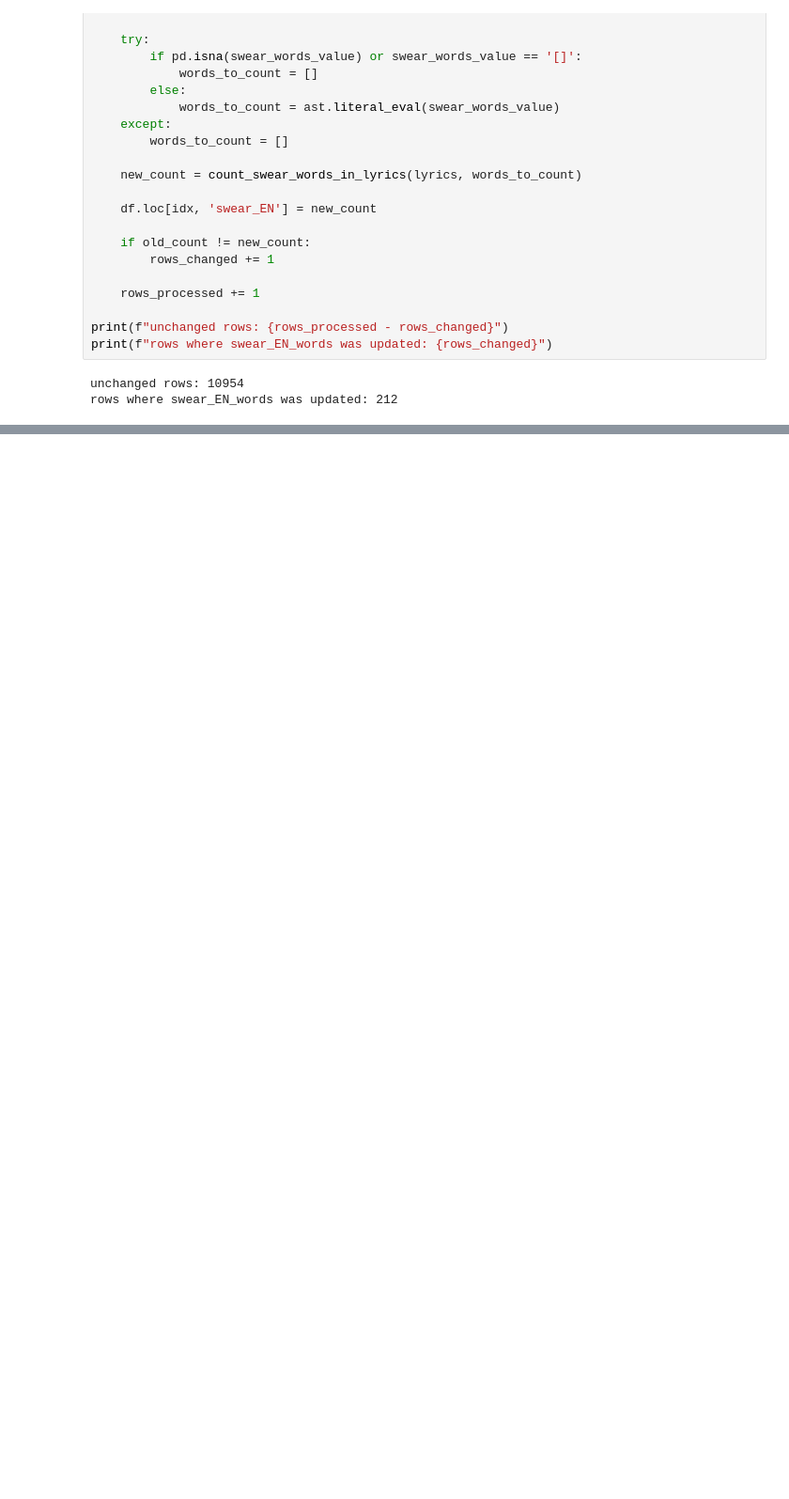
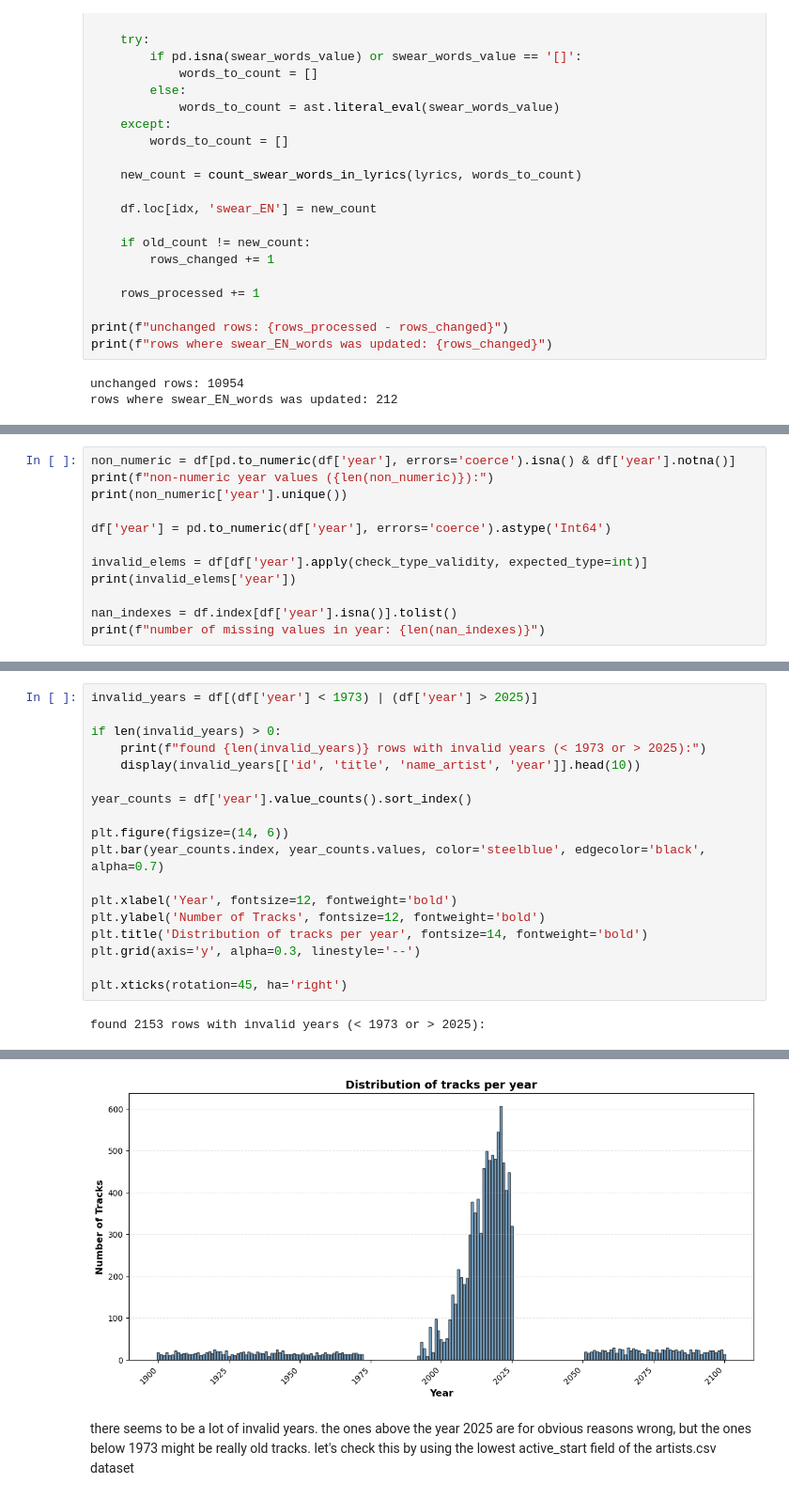
Before and after one commit to jaanisfehling/italian-rap-songs, a Jupyter notebook: data_understanding/tracks_analysis.ipynb, the cells around one changed output, grey strips where cells are left out. Shown: that part at 94% size. Saved outputs shown, nothing was run; the diff lists cells and outputs as text; blank space fills up the shorter version.

Commit message:
tracks_analysis - date

```diff
--- a/data_understanding/tracks_analysis.ipynb
+++ b/data_understanding/tracks_analysis.ipynb
@@ -858,0 +881,12 @@ rows where swear_EN_words was updated: 212
+# %%
+non_numeric = df[pd.to_numeric(df['year'], errors='coerce').isna() & df['year'].notna()]
+print(f"non-numeric year values ({len(non_numeric)}):")
+print(non_numeric['year'].unique())
+
+df['year'] = pd.to_numeric(df['year'], errors='coerce').astype('Int64')
+
+invalid_elems = df[df['year'].apply(check_type_validity, expected_type=int)]
+print(invalid_elems['year'])
+
+nan_indexes = df.index[df['year'].isna()].tolist()
+print(f"number of missing values in year: {len(nan_indexes)}")
@@ -858,0 +913,20 @@ rows where swear_EN_words was updated: 212
+# %%
+invalid_years = df[(df['year'] < 1973) | (df['year'] > 2025)]
+
+if len(invalid_years) > 0:
+    print(f"found {len(invalid_years)} rows with invalid years (< 1973 or > 2025):")
+    display(invalid_years[['id', 'title', 'name_artist', 'year']].head(10))
+
+year_counts = df['year'].value_counts().sort_index()
+
+plt.figure(figsize=(14, 6))
+plt.bar(year_counts.index, year_counts.values, color='steelblue', edgecolor='black', alpha=0.7)
+
+plt.xlabel('Year', fontsize=12, fontweight='bold')
+plt.ylabel('Number of Tracks', fontsize=12, fontweight='bold')
+plt.title('Distribution of tracks per year', fontsize=14, fontweight='bold')
+plt.grid(axis='y', alpha=0.3, linestyle='--')
+
+plt.xticks(rotation=45, ha='right')
+# %% [output]
+found 2153 rows with invalid years (< 1973 or > 2025):
@@ -858,0 +957,3 @@ rows where swear_EN_words was updated: 212
+[figure, added]
+# %% [markdown]
+there seems to be a lot of invalid years. the ones above the year 2025 are for obvious reasons wrong, but the ones below 1973 might be really old tracks. let's check this by using the lowest active_start field of the artists.csv dataset
```
Also changed, not shown: parts of 16 cells of this notebook.
